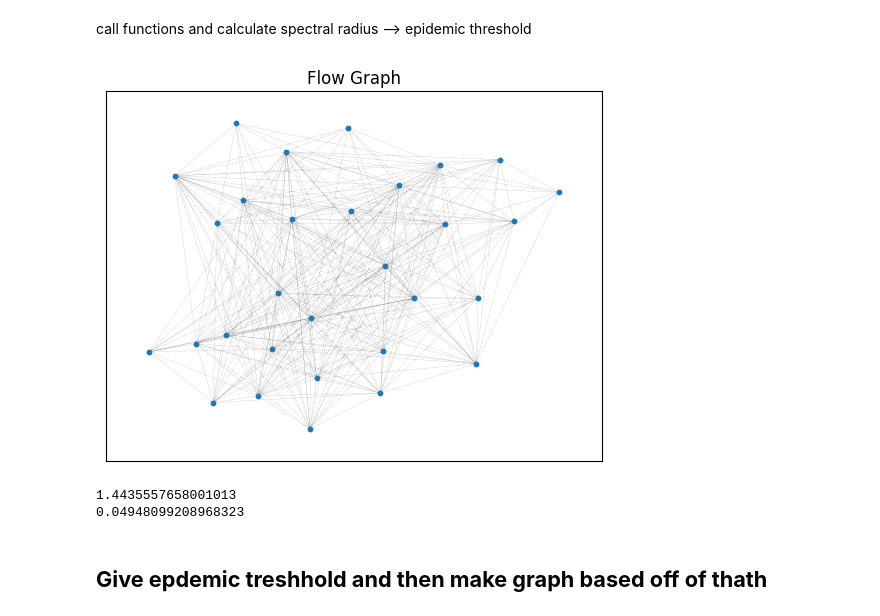
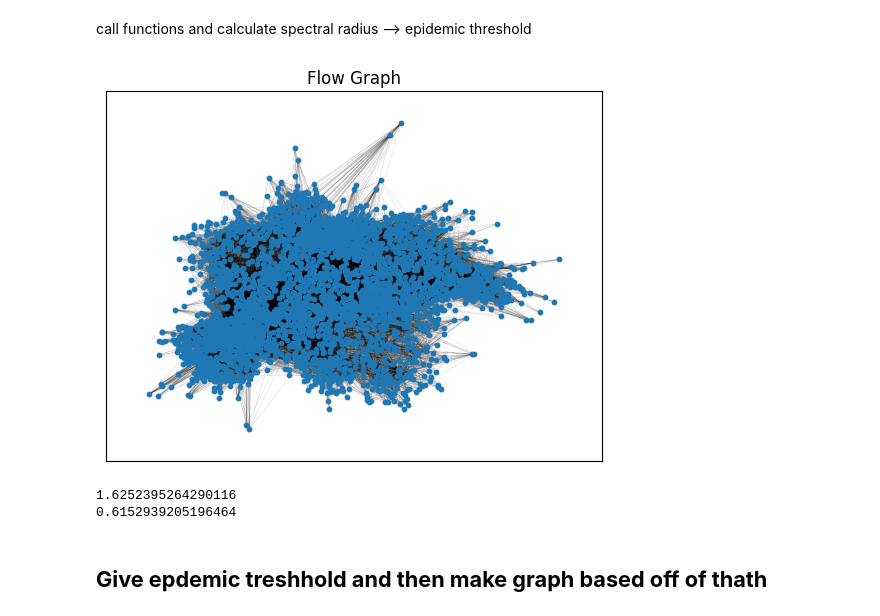
Before and after one commit to epnck/thesis, a Jupyter notebook: data generation/datagen.ipynb, the cells around one changed output. Saved outputs shown, nothing was run; the diff lists cells and outputs as text; code cells hidden in the pictures.

```diff
--- a/data generation/datagen.ipynb
+++ b/data generation/datagen.ipynb
@@ -9,12 +9,30 @@ from scipy.sparse import coo_matrix
 import numpy as np
 
 def generate_graph(total_population, number_nodes, area):
+    # rank = np.arange(1, number_nodes + 1)
+    # population_dist = 1 / rank #zipfs law fore reaslitc cities
+    #
+    # population = (population_dist / population_dist.sum()) * total_population
+    # population= population.astype(int)
+    # population[0] += total_population - population.sum() #for integer rounding errors
+
+
+
+
+    gamma = 0.55
+    decay_rate = 0.0028
     rank = np.arange(1, number_nodes + 1)
-    population_dist = 1 / rank #zipfs law fore reaslitc cities
+    zipf_term = 1 / ( rank ** gamma)
+    exponential_term = np.exp(-decay_rate * rank)
+    #noise = np.random.lognormal(0, 0.05, number_nodes)
 
-    population = (population_dist / population_dist.sum()) * total_population
-    population= population.astype(int)
-    population[0] += total_population - population.sum() #for integer rounding errors
+
+
+    population_distribution = zipf_term * exponential_term #* noise
+
+    population = ((population_distribution / population_distribution.sum()) * total_population).astype(int)
+    #population = np.maximum(population, 50)
+    population[0] += total_population - population.sum()
 
     side_length = np.sqrt(area)
     positions = np.random.rand(number_nodes, 2) * side_length
@@ -28,7 +46,7 @@ def generate_graph(total_population, number_nodes, area):
 
         #attraction = g * (m * m) / d^2
         flow = (population[i] * population) / (distances ** 2)
-        flow[i] = 0
+        flow[i] = 0 #np.random.uniform(0.25, 0.40) * population[i]
         flow = np.asarray(flow).flatten()
         # print(type(flow))
         # print(np.shape(flow))
@@ -39,6 +57,10 @@ def generate_graph(total_population, number_nodes, area):
         #
         k = np.random.randint(3, 30)
         desitnations_index = np.argsort(flow)[-k:]
+
+        # k = np.random.uniform(0.05, 0.12)
+        # k= int(k * number_nodes)
+        # desitnations_index = np.argpartition(flow, -k)[-k:]
 
         for j in desitnations_index:
             rows.append(i)
@@ -107,3 +129,10 @@ def calculte_m(area_distr, eff_population, graph, mobility_rate):
     m3= (mobility_rate**2) * (term_1 @ graph.T).toarray()
 
     return m1 + m2 + m3
+# %%
+import scipy.sparse as sp
+
+graph, population, position = generate_graph(total_population= 312969645, number_nodes= 3220, area= 3574052)
+
+# Assuming 'graph' is your csr_matrix
+#sp.save_npz('testing.npz', graph)
@@ -126,38 +166,38 @@ def generate_data(total_population,total_area,number_nodes, recovery_rate, mobil
     area_distr = (log_population/np.sum(log_population)) * total_area
 
 
     matrix_m = calculte_m(area_distr, eff_population, graph, 1)
     matrix_m = matrix_m * population[np.newaxis, :]
 
     eigenvalues, _ = eig(matrix_m)
     spectral_radius = np.max(np.abs(eigenvalues))
 
     # matrix_m_2 = calculte_m(area_distr, eff_population, graph, 0)
     #
     # eigenvalues_2, _ = eigs(matrix_m_2, k=1, which='LM')
     # spectral_radius_2 = np.abs(eigenvalues_2[0])
 
     print(spectral_radius)
     # print(spectral_radius_2)
 
 
 
     print(recovery_rate / spectral_radius)
     # print(recovery_rate / spectral_radius_2)
 
     # print(spectral_radius / spectral_radius_2)
 
     # print(eff_population)
     # print(area_distr)
     # print()
 
 #generate_data(312969665, 1232792327, 3220, 1, 1)
-#generate_data(312969665, 3574052, 3220, 1, 1)
-generate_data(31265, 352, 30, 1/14, 0.4)
+generate_data(312969665, 3574052, 3220, 1, 1)
+#generate_data(31265, 352, 30, 1, 1)
 # %% [output]
-[figure, old version]
+[figure, new version]
-1.4435557658001013
-0.04948099208968323
+1.6252395264290116
+0.6152939205196464
 # %% [markdown]
 ## **Give epdemic treshhold and then make graph based off of thath**
 # %%
```
Also changed, not shown: parts of 2 cells of this notebook, 4 other files.
